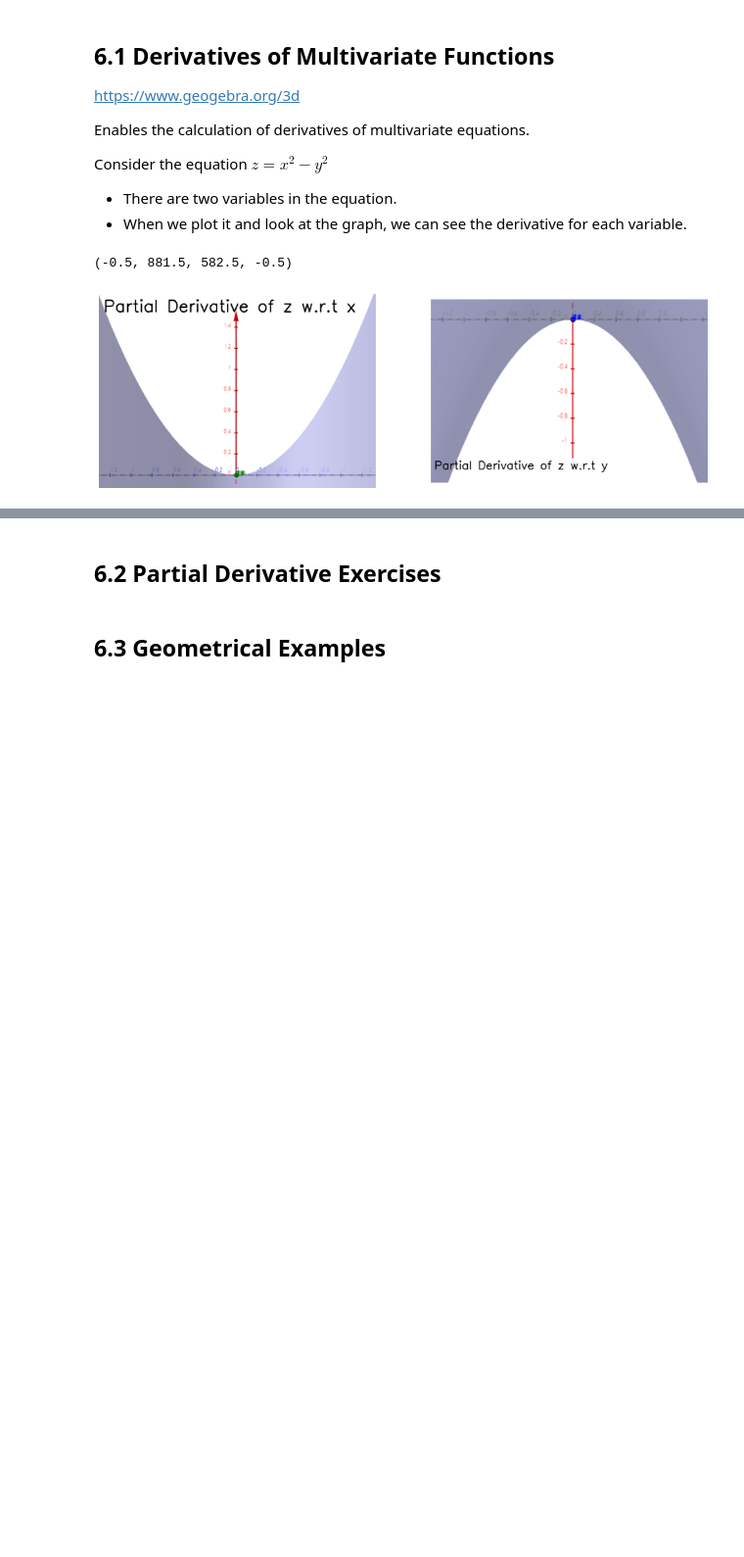
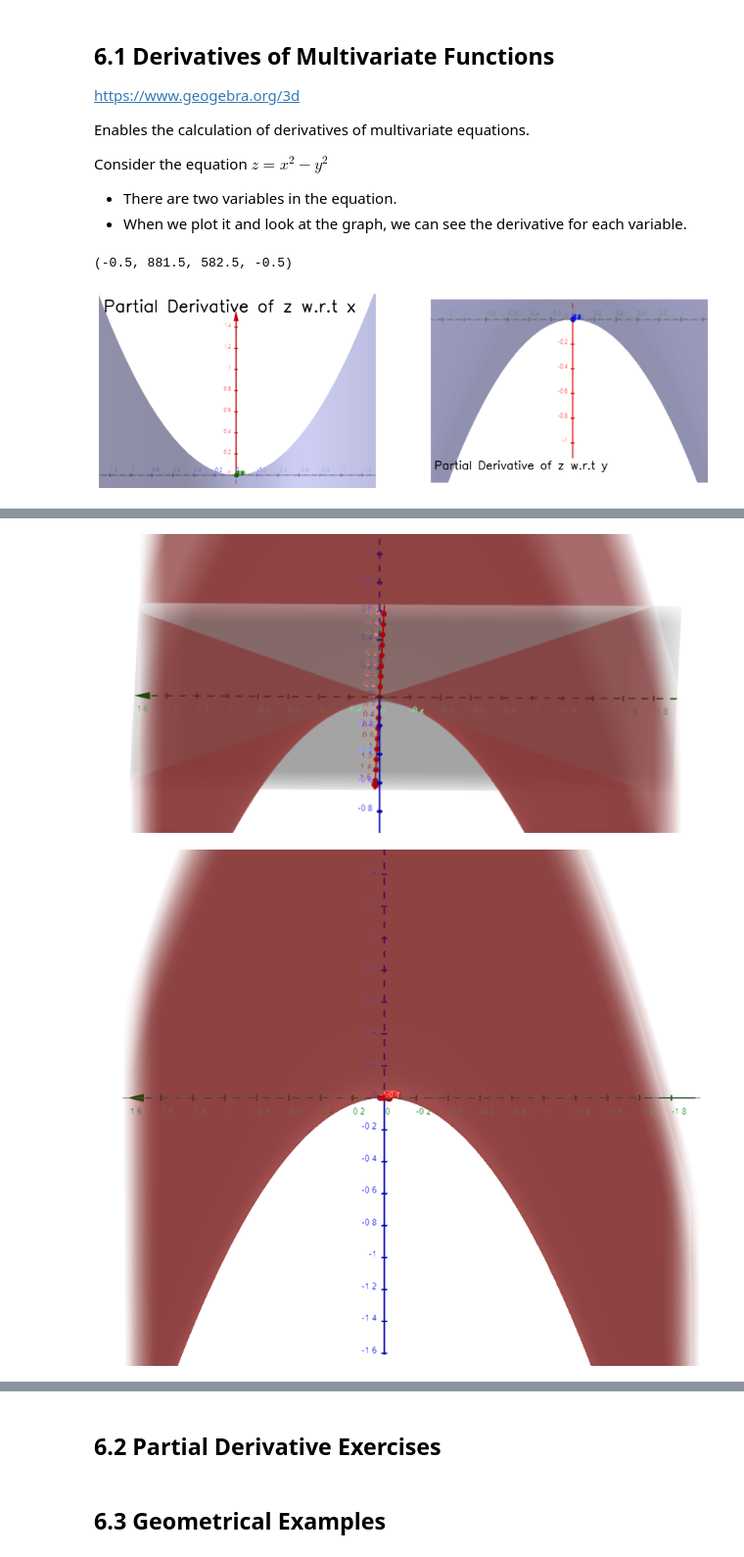
Before and after one commit to Coding-Forest/2021-Mathematics, a Jupyter notebook: 03 Calculus for ML (Jon Krohn)/CALC I 06 Partial Derivatives.ipynb, the cells around one changed output, grey strips where cells are left out. Shown: that part at 98% size. Saved outputs shown, nothing was run; the diff lists cells and outputs as text; code cells hidden in the pictures; blank space fills up the shorter version.

```diff
--- a/03 Calculus for ML (Jon Krohn)/CALC I 06 Partial Derivatives.ipynb
+++ b/03 Calculus for ML (Jon Krohn)/CALC I 06 Partial Derivatives.ipynb
@@ -42,0 +119,15 @@ Because when we compute the derivative of a constant, it simply becomes zero. (d
+# %%
+def visualise(path, size=None):
+  img = cv2.imread(path)
+  if (size != None):
+    img = cv2.resize(img, dsize=(0,0), fx=size[0], fy=size[1])
+  cv2_imshow(img)
+# %%
+shape_of_y = "/content/shape of y.png"
+y_below_z0 = "/content/y below z0.png"
+
+visualise(shape_of_y, size=(0.75, 0.75))
+visualise(y_below_z0, size=(0.75, 0.75))
+# %% [output]
+[figure, added]
+[figure, added]
```
Also changed, not shown: parts of 26 cells of this notebook.
